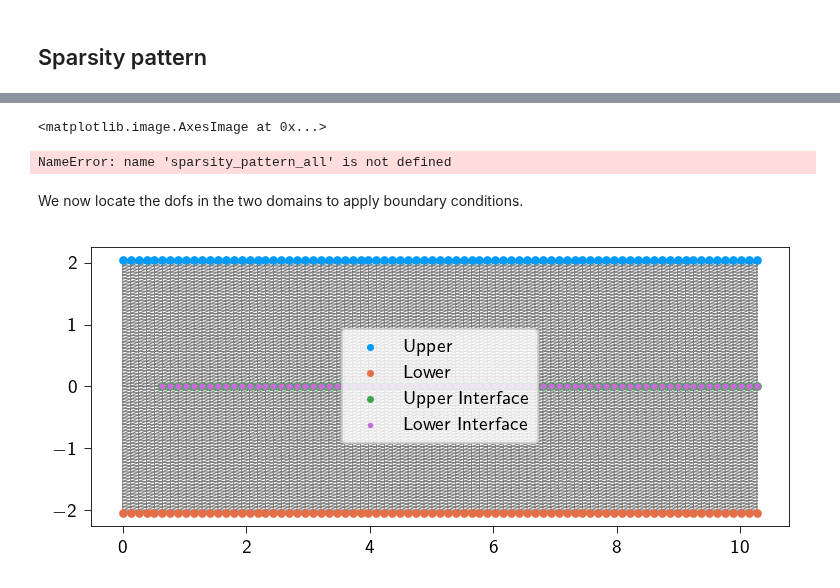
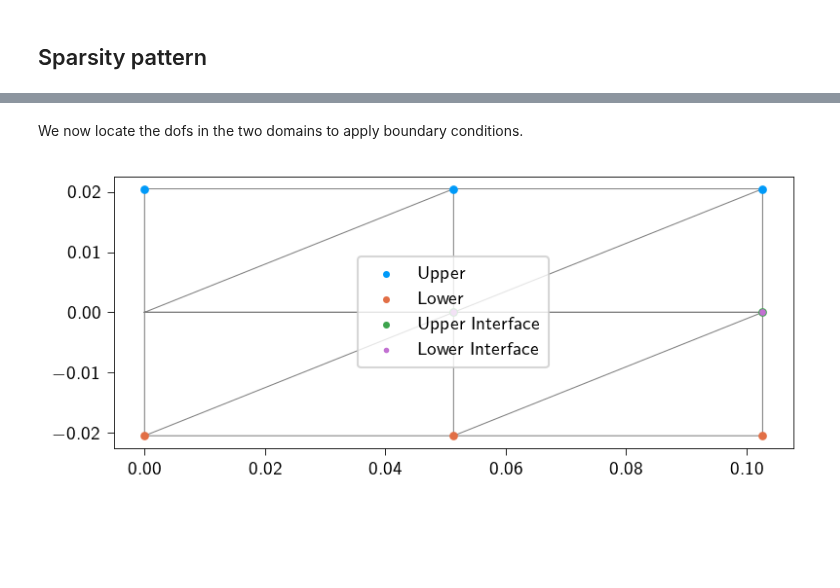
Before and after one commit to smec-ethz/tatva, a Jupyter notebook: examples/notebooks/quasistatic_fracture.ipynb, the cells around one changed output, grey strips where cells are left out. Drawn from its saved outputs; the diff is of its cells as text; code cells hidden in the pictures; blank space fills up the shorter version.

```diff
--- a/examples/notebooks/quasistatic_fracture.ipynb
+++ b/examples/notebooks/quasistatic_fracture.ipynb
@@ -43,15 +43,15 @@ For a specimen stretched by a prestrain $\epsilon$, the applied stress at infini
 
 $$\sigma_{\infty} = \epsilon /E_\text{eff}$$
 # %%
-prestrain = 0.01
+prestrain = 0.1
 nu = 0.35
 
-E = 106e3 # N/m^2
+E = 106e3  # N/m^2
 lmbda = nu * E / ((1 + nu) * (1 - 2 * nu))
 mu = E / (2 * (1 + nu))
 
-Gamma = 15 # J/m^2
-sigma_c = 20e3 # N/m^2
+Gamma = 15  # J/m^2
+sigma_c = 20e3  # N/m^2
 
 print(f"mu: {mu} N/m^2")
 print(f"lmbda: {lmbda} N/m^2")
@@ -135,17 +135,20 @@ def generate_mesh_with_line_elements(
 
     return coords, elements_2d, jnp.unique(jnp.array(elements_1d), axis=0)
 # %%
-Nx = 80  # Number of elements in X
-Ny = 40  # Number of elements in Y
-Lx = 20*L_G  # Length in X
-Ly = 4*L_G  # Length in Y
+Nx = 2  # Number of elements in X
+Ny = 1  # Number of elements in Y
+Lx = 20 * L_G  # Length in X
+Ly = 4 * L_G  # Length in Y
 
 
-crack_length = 1.2*L_G
+crack_length = 1.2 * L_G
+
 
 # function identifies nodes on the cohesive line at y = 0. and x > 2.0
 def cohesive_line(coord: jnp.ndarray, tol: float) -> bool:
-    return jnp.logical_and(jnp.isclose(coord[1], 0.0, atol=tol), coord[0] > crack_length)
+    return jnp.logical_and(
+        jnp.isclose(coord[1], 0.0, atol=tol), coord[0] > crack_length
+    )
 
 
 upper_coords, upper_elements_2d, upper_elements_1d = generate_mesh_with_line_elements(
@@ -469,11 +533,3 @@ plt.spy(sparsity_pattern_diffax.todense())
-# %%
-plt.spy(sparsity_pattern.todense())
-# %% [output]
-<matplotlib.image.AxesImage at 0x...>
-# %%
-jnp.allclose(sparsity_pattern_all.todense(), S.todense())
-# %% [output]
-NameError: name 'sparsity_pattern_all' is not defined
 # %% [markdown]
 We now locate the dofs in the two domains to apply boundary conditions.
 # %%
@@ -511,43 +567,43 @@ fixed_dofs = jnp.concatenate(
 applied_disp = prestrain * Ly
 
 prescribed_values = jnp.zeros(n_dofs).at[2 * upper_nodes].set(0.0)
-prescribed_values = prescribed_values.at[2 * upper_nodes + 1].set(applied_disp/2.)
+prescribed_values = prescribed_values.at[2 * upper_nodes + 1].set(applied_disp / 2.0)
 prescribed_values = prescribed_values.at[2 * lower_nodes].set(0.0)
-prescribed_values = prescribed_values.at[2 * lower_nodes + 1].set(-applied_disp/2.)
+prescribed_values = prescribed_values.at[2 * lower_nodes + 1].set(-applied_disp / 2.0)
 prescribed_values = prescribed_values.at[2 * upper_interface_nodes + 1].set(0.0)
 prescribed_values = prescribed_values.at[2 * lower_interface_nodes + 1].set(0.0)
 
 free_dofs = jnp.setdiff1d(jnp.arange(n_dofs), fixed_dofs)
 
 
 # --- Plot the mesh ---
 # We plot the mesh the nodes that are fixed on the left and right edges.
 
 plt.style.use(STYLE_PATH)
 plt.figure(figsize=(6, 3))
 ax = plt.axes()
 ax.triplot(coords[:, 0], coords[:, 1], elements, color="grey", lw=0.5)
 
 ax.scatter(coords[upper_nodes, 0], coords[upper_nodes, 1], s=10, label="Upper")
 ax.scatter(coords[lower_nodes, 0], coords[lower_nodes, 1], s=10, label="Lower")
 ax.scatter(
     coords[upper_interface_nodes, 0],
     coords[upper_interface_nodes, 1],
     s=10,
     label="Upper Interface",
 )
 ax.scatter(
     coords[lower_interface_nodes, 0],
     coords[lower_interface_nodes, 1],
     s=5,
     label="Lower Interface",
 )
 ax.legend()
 ax.set_aspect("equal")
 ax.legend(loc="center")
 plt.show()
 # %% [output]
-[figure, old version]
+[figure, new version]
 # %%
 # define the displacement field
 u = jnp.zeros(n_dofs)
```
Also changed, not shown: parts of 49 cells of this notebook.
